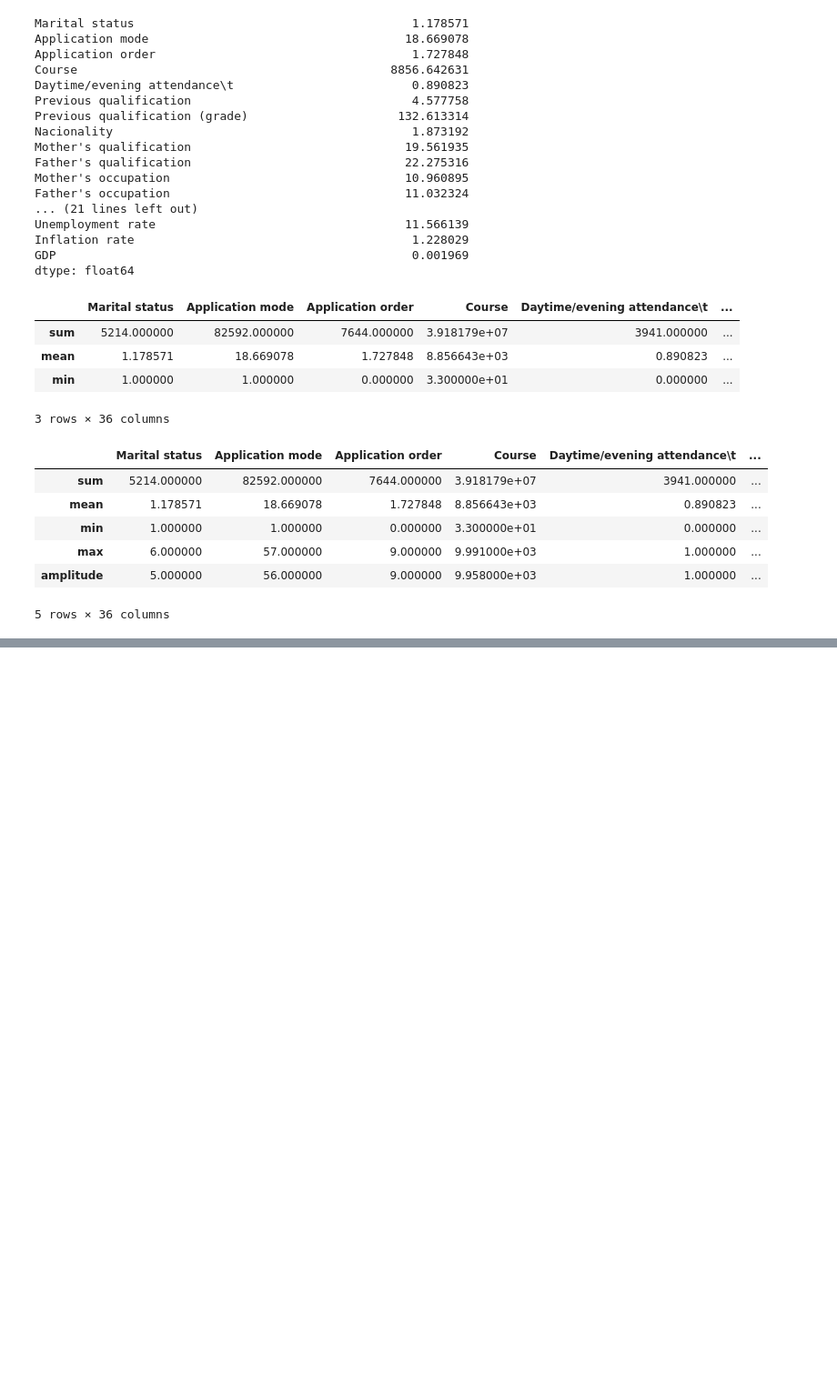
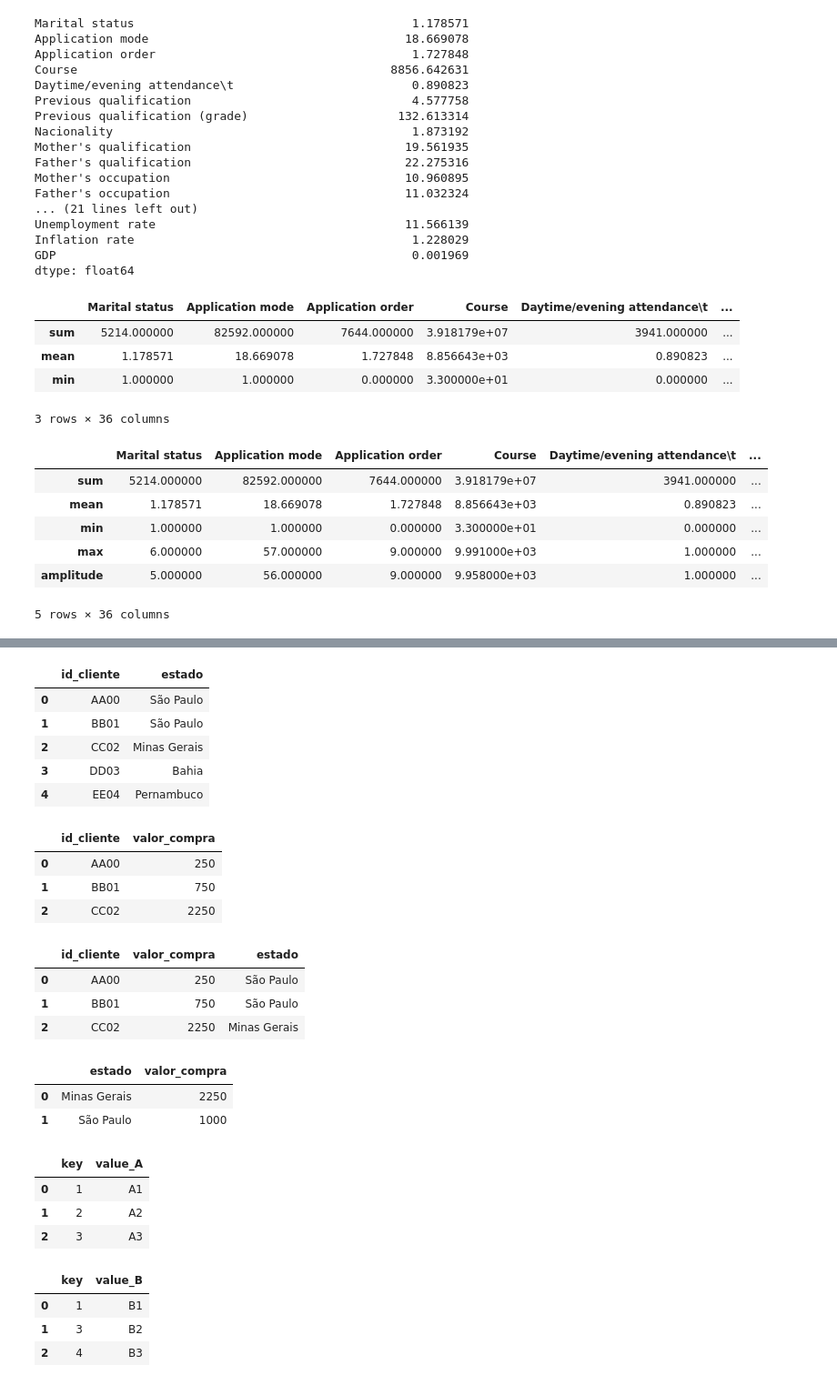
Before and after one commit to joaoholandaa/pandas, a Jupyter notebook: notebooks/part2.ipynb, the cells around one changed output, grey strips where cells are left out. Shown at 91% size. Drawn from its saved outputs; the diff is of its cells as text; code cells hidden in the pictures; blank space fills up the shorter version.

```diff
--- a/notebooks/part2.ipynb
+++ b/notebooks/part2.ipynb
@@ -162,0 +195,54 @@ stud.drop(columns="Target").agg(['sum', 'mean', 'min', 'max', amplitude])
+# %%
+geolocalizacao
+# %% [output]
+|  | id_cliente | estado |
+| 0 | AA00 | São Paulo |
+| 1 | BB01 | São Paulo |
+| 2 | CC02 | Minas Gerais |
+| 3 | DD03 | Bahia |
+| 4 | EE04 | Pernambuco |
+# %%
+compras_group = compras.groupby('id_cliente')['valor_compra'].sum().reset_index()
+compras_group
+# %% [output]
+|  | id_cliente | valor_compra |
+| 0 | AA00 | 250 |
+| 1 | BB01 | 750 |
+| 2 | CC02 | 2250 |
+# %%
+compras_group_geo = compras_group.merge(geolocalizacao, on='id_cliente', how='left')
+compras_group_geo
+# %% [output]
+|  | id_cliente | valor_compra | estado |
+| 0 | AA00 | 250 | São Paulo |
+| 1 | BB01 | 750 | São Paulo |
+| 2 | CC02 | 2250 | Minas Gerais |
+# %%
+compras_group_geo = compras_group_geo.groupby('estado')['valor_compra'].sum().reset_index()
+compras_group_geo
+# %% [output]
+|  | estado | valor_compra |
+| 0 | Minas Gerais | 2250 |
+| 1 | São Paulo | 1000 |
+# %%
+df_A = pd.DataFrame({
+    'key': [1, 2, 3],
+    'value_A': ['A1', 'A2', 'A3']
+})
+df_A
+# %% [output]
+|  | key | value_A |
+| 0 | 1 | A1 |
+| 1 | 2 | A2 |
+| 2 | 3 | A3 |
+# %%
+df_B = pd.DataFrame({
+    'key': [1, 3, 4],
+    'value_B': ['B1', 'B2', 'B3']
+})
+df_B
+# %% [output]
+|  | key | value_B |
+| 0 | 1 | B1 |
+| 1 | 3 | B2 |
+| 2 | 4 | B3 |
```
Also changed, not shown: parts of 7 cells of this notebook.
